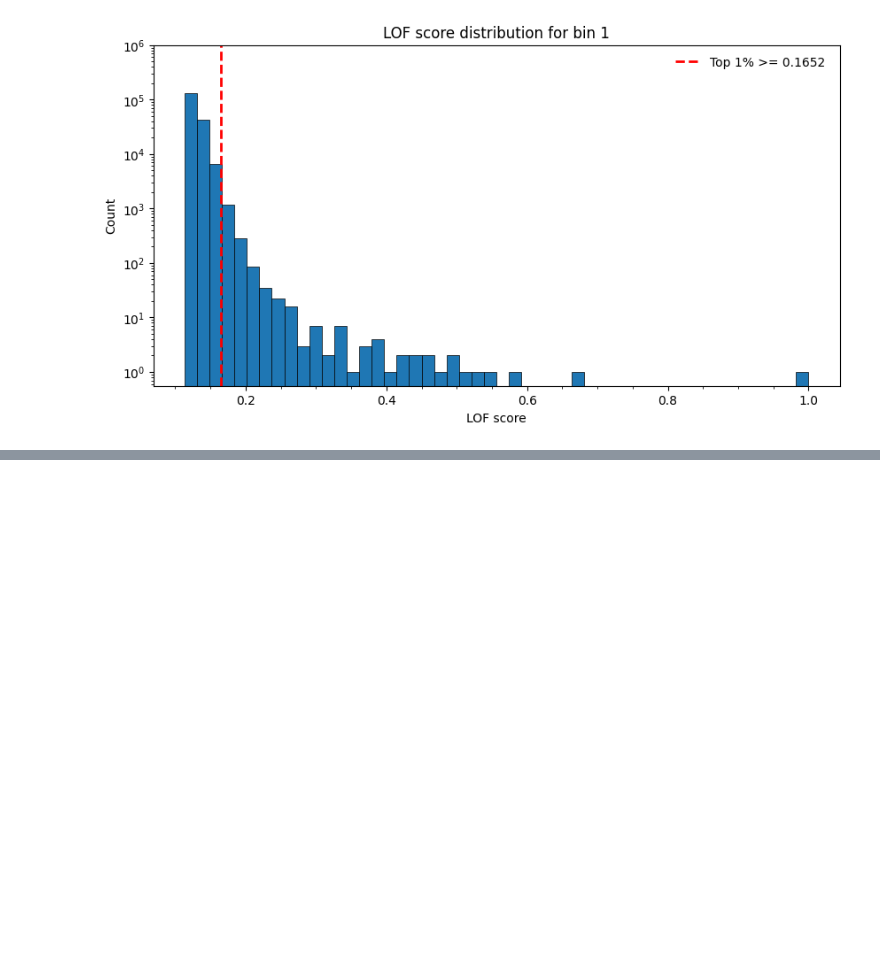
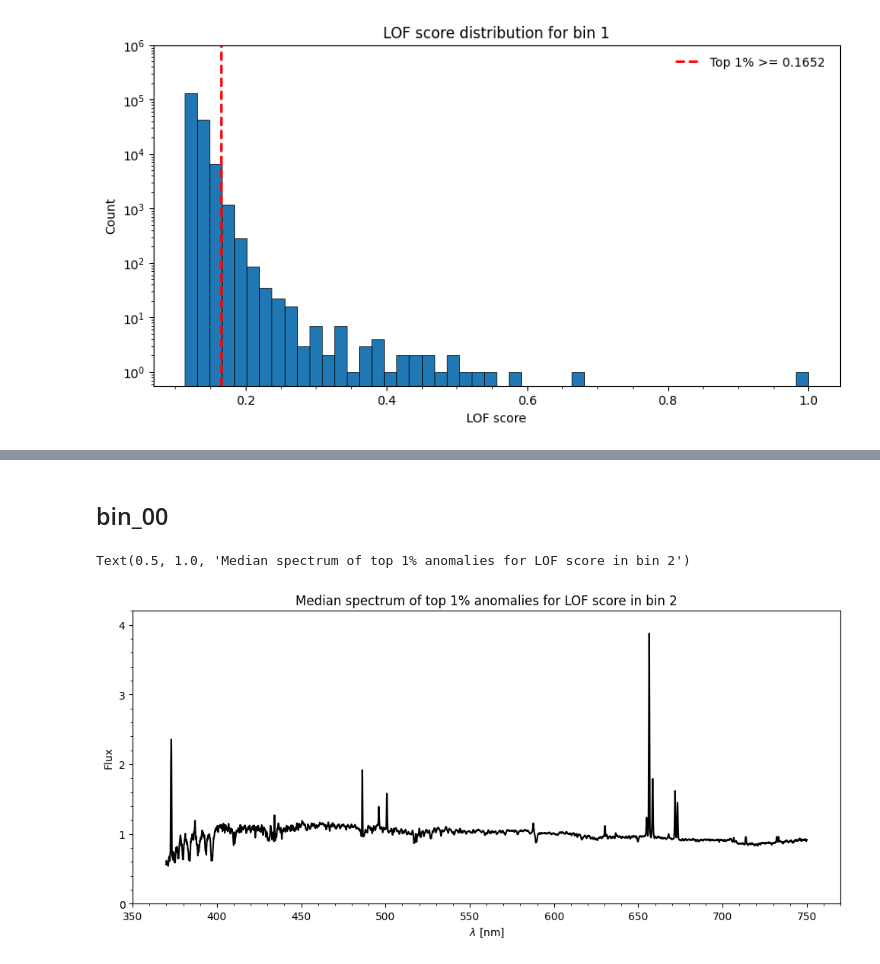
Before and after one commit to ed-ortizm/anomaly, a Jupyter notebook: thesis/lof/bin_03/01_explore_anomalies.ipynb, the cells around one changed output, grey strips where cells are left out. Drawn from its saved outputs; the diff is of its cells as text; code cells hidden in the pictures; blank space fills up the shorter version.

```diff
--- a/thesis/lof/bin_03/01_explore_anomalies.ipynb
+++ b/thesis/lof/bin_03/01_explore_anomalies.ipynb
@@ -379,0 +568,49 @@ fig.savefig(
+# %% [markdown]
+## bin_00
+# %%
+bin_id = 'bin_00'
+spec_top_00 = spectra[spec_idx_dict[bin_id], :]
+median_spec_top_00 = np.nanmedian(spec_top_00, axis=0)
+mean_spec_top_00 = np.nanmean(spec_top_00, axis=0)
+# %%
+bin_id = 'bin_01'
+
+fig, ax = plt.subplots(
+    1, 1,
+    figsize=(12, 5)
+)
+
+# ------------------------------------------------------
+ax.plot(wave_nm, median_spec_top_00, color='black')
+# wavelengt setup
+ax.set_xlim(350, 770)
+
+wave_ticks = list(np.arange(350, 751, 50))
+ax.set_xticks(wave_ticks)
+
+y_ticks = [0, 1, 2, 3, 4]
+ax.set_ylim(0, 4.2)
+ax.set_yticks(y_ticks)
+ax.minorticks_on()
+
+ax.set_xlabel(r"$\lambda$ [nm]")
+ax.set_ylabel("Flux")
+
+title = f"Median spectrum of top 1% anomalies for LOF score in bin {int(bin_id.split('_')[-1])+1}"
+ax.set_title(title, fontsize=12)
+# # save figure
+# save_to = os.path.join(
+#     ch4_dir, bin_id, 'latent',
+# )
+
+# os.makedirs(save_to, exist_ok=True)
+
+# fname = f"median_spec_lof_top_1_pct_{bin_id}_{model_tail_name}.pdf"
+
+# fig.savefig(
+#     os.path.join(save_to, fname),
+#     bbox_inches='tight'
+# )
+# %% [output]
+Text(0.5, 1.0, 'Median spectrum of top 1% anomalies for LOF score in bin 2')
+[figure, added]
```
Also changed, not shown: parts of 15 cells of this notebook.
